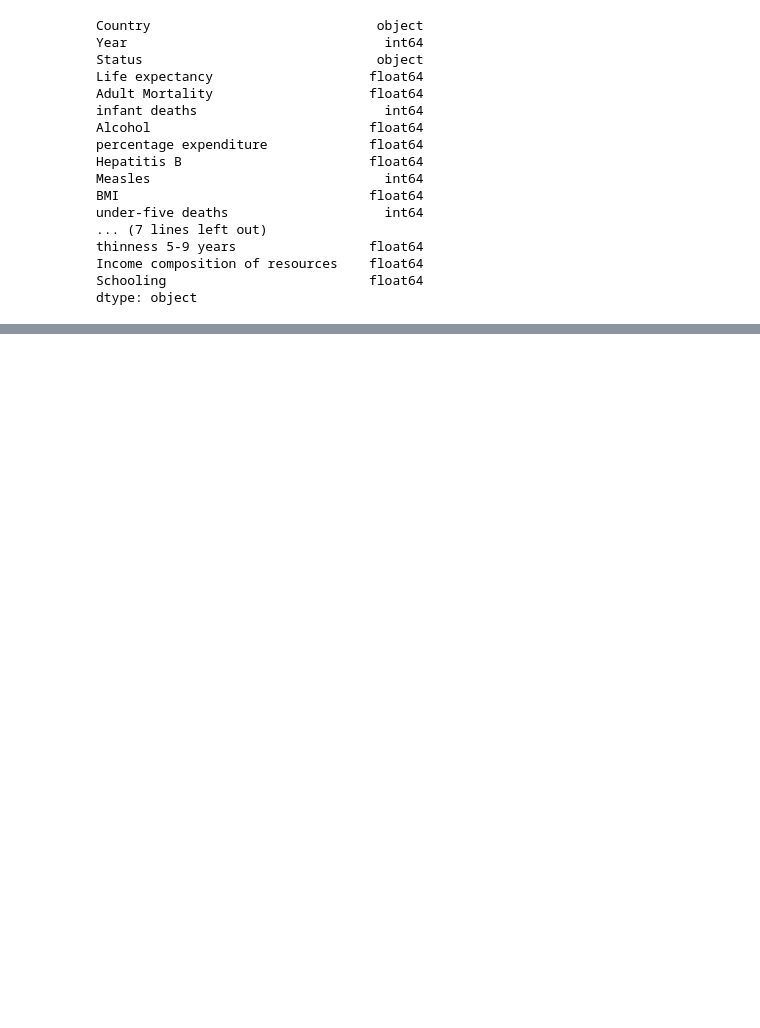
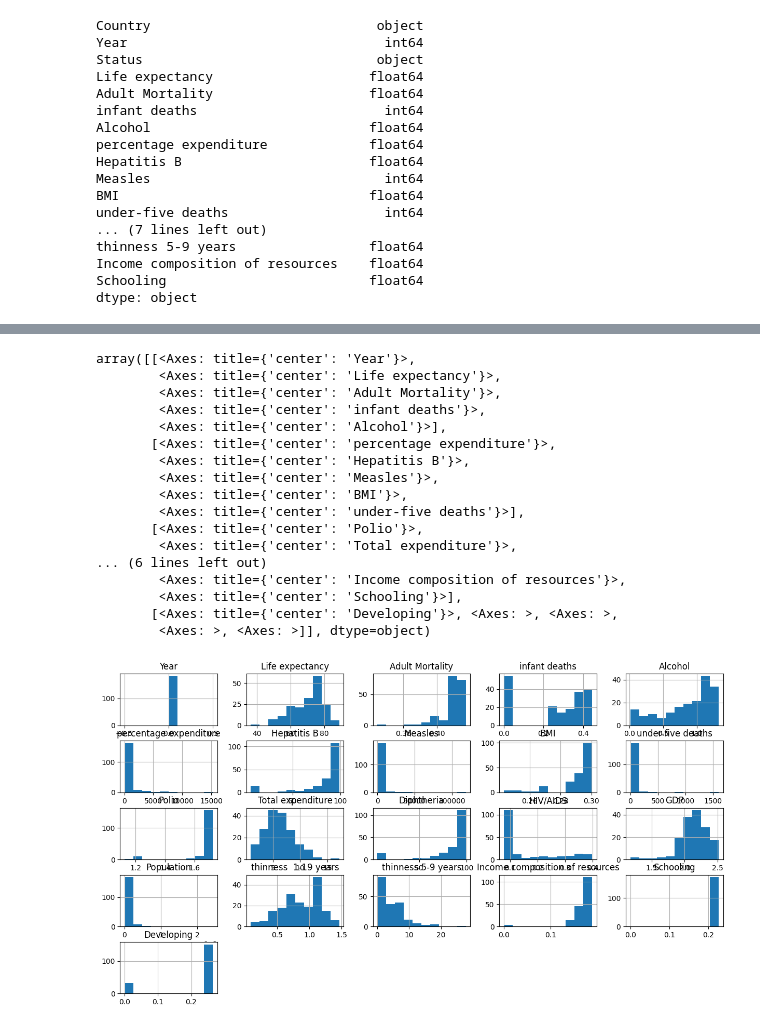
Before and after one commit to M-Woi/IBMCoursera, a Jupyter notebook: Life_xpectancy.ipynb, the cells around one changed output, grey strips where cells are left out. Cells and saved outputs as stored; diff of their text form; code cells hidden in the pictures; blank space fills up the shorter version.

```diff
--- a/Life_xpectancy.ipynb
+++ b/Life_xpectancy.ipynb
@@ -138,0 +264,10 @@ fatal: not a git repository (or any of the parent directories): .git
+# %%
+#K testowy
+who_df_10['Income composition of resources'] = np.log(who_df_10['Income composition of resources'] + 1)
+who_df_10['Schooling'] = np.log(who_df_10['Schooling'] + 1)
+who_df_10['BMI'] = np.log(who_df_10['BMI'] + 1)
+who_df_10['Developing'] = np.log(who_df_10['Developing'] + 1)
+who_df_10['HIV/AIDS'] = np.log(who_df_10['HIV/AIDS'] + 1)
+who_df_10['infant deaths'] = np.log(who_df_10['infant deaths'] + 1)
+who_df_10['Adult Mortality'] = np.log(who_df_10['Adult Mortality'] + 1)
+who_df_10['thinness  1-19 years'] = np.log(who_df_10['thinness  1-19 years'] + 1)
@@ -138,0 +277,21 @@ fatal: not a git repository (or any of the parent directories): .git
+# %%
+who_df_10.hist(figsize=(15,8))
+# %% [output]
+array([[<Axes: title={'center': 'Year'}>,
+        <Axes: title={'center': 'Life expectancy'}>,
+        <Axes: title={'center': 'Adult Mortality'}>,
+        <Axes: title={'center': 'infant deaths'}>,
+        <Axes: title={'center': 'Alcohol'}>],
+       [<Axes: title={'center': 'percentage expenditure'}>,
+        <Axes: title={'center': 'Hepatitis B'}>,
+        <Axes: title={'center': 'Measles'}>,
+        <Axes: title={'center': 'BMI'}>,
+        <Axes: title={'center': 'under-five deaths'}>],
+       [<Axes: title={'center': 'Polio'}>,
+        <Axes: title={'center': 'Total expenditure'}>,
+... (6 lines left out)
+        <Axes: title={'center': 'Income composition of resources'}>,
+        <Axes: title={'center': 'Schooling'}>],
+       [<Axes: title={'center': 'Developing'}>, <Axes: >, <Axes: >,
+        <Axes: >, <Axes: >]], dtype=object)
+[figure, added]
```
Also changed, not shown: parts of 21 cells of this notebook.
